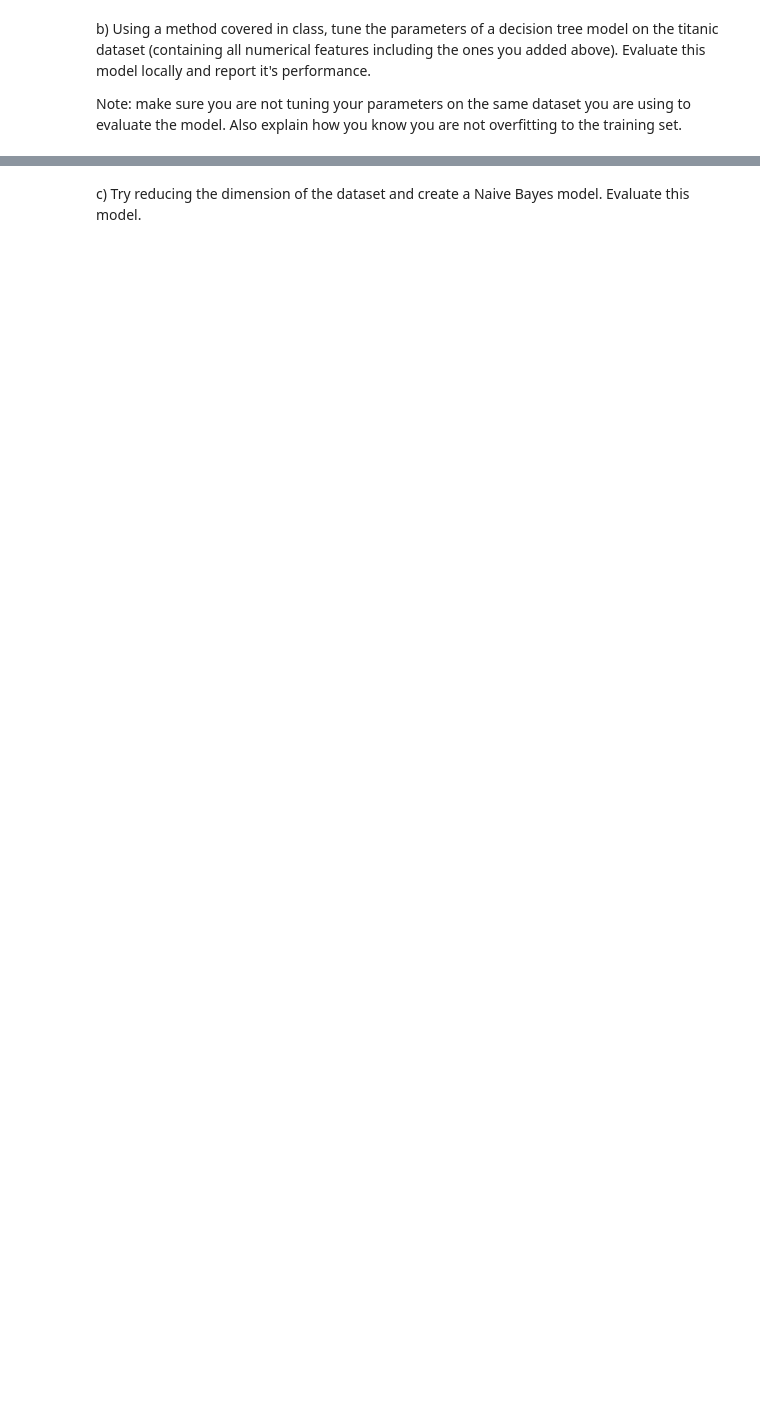
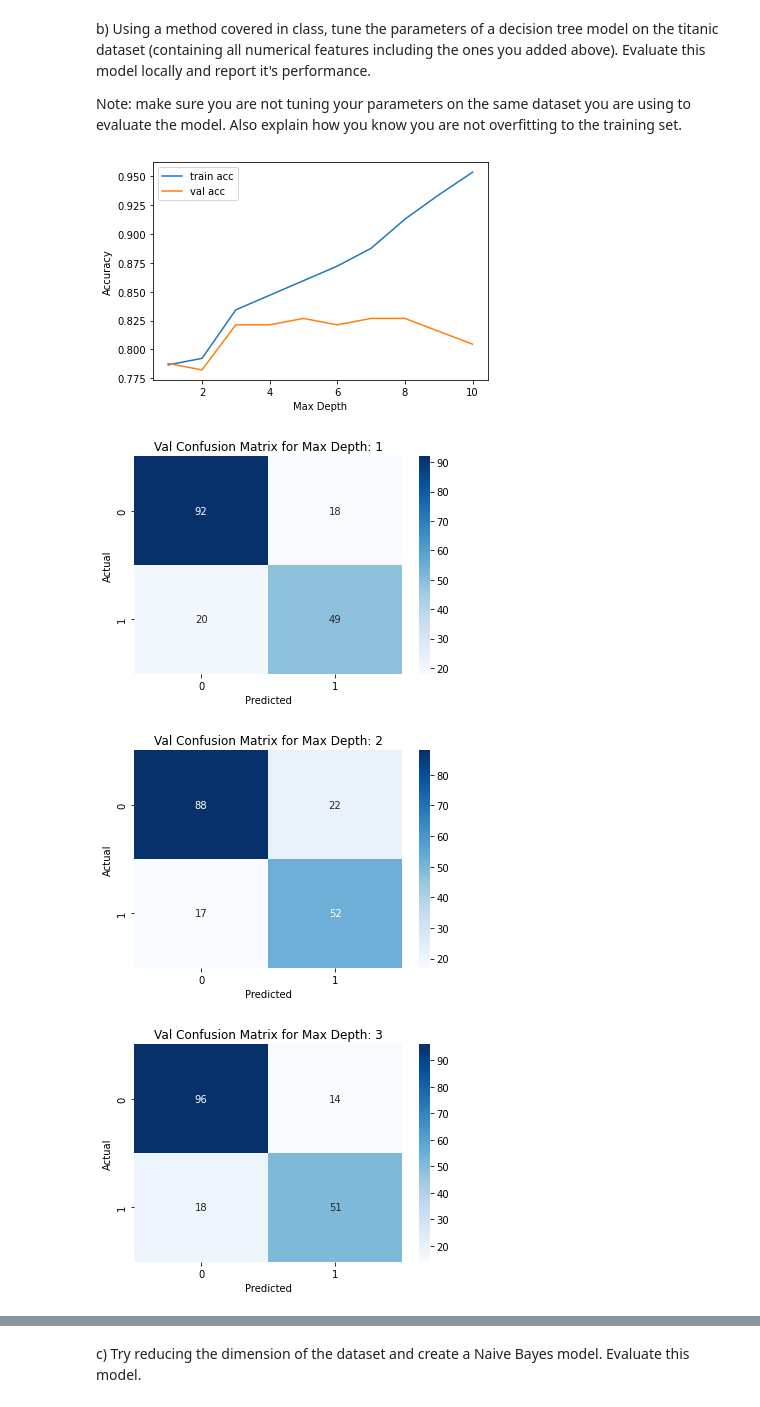
Before and after one commit to tnikas/Data-Science-Fundamentals, a Jupyter notebook: lecture_14/worksheet_14.ipynb, the cells around one changed output, grey strips where cells are left out. Drawn from its saved outputs; the diff is of its cells as text; code cells hidden in the pictures; blank space fills up the shorter version.

```diff
--- a/lecture_14/worksheet_14.ipynb
+++ b/lecture_14/worksheet_14.ipynb
@@ -167,3 +249,8 @@ Note: The features must be numerical because the sklearn `DecisionTreeClassifier
+# %%
+# use 3 clusters to create 'age_group' column in train_data and test_data 0 for lowest age, 2 for highest age
+kmeans = KMeans(n_clusters=3, random_state=0).fit(age)
+train_data['age_group'] = kmeans.predict(train_age)
+test_data['age_group'] = kmeans.predict(test_age)
 # %% [markdown]
 b) Using a method covered in class, tune the parameters of a decision tree model on the titanic dataset (containing all numerical features including the ones you added above). Evaluate this model locally and report it's performance.
 
@@ -170,0 +265,42 @@ Note: make sure you are not tuning your parameters on the same dataset you are u
+# %%
+from sklearn.model_selection import train_test_split
+from sklearn.tree import DecisionTreeClassifier
+from sklearn.metrics import accuracy_score
+from sklearn.metrics import confusion_matrix
+import seaborn as sns
+X = train_data.drop(columns=['Survived'])
+y = train_data['Survived']
+X_train, X_val, y_train, y_val = train_test_split(X, y, test_size=0.2, random_state=0)
+
+depths = range(1, 11)
+train_accuracy = []
+val_accuracy = []
+train_conf_matrix = []
+val_conf_matrix = []
+for depth in depths:
+    dt = DecisionTreeClassifier(max_depth=depth, random_state=0)
+    dt.fit(X_train, y_train)
+    train_accuracy.append(accuracy_score(y_train, dt.predict(X_train)))
+    val_accuracy.append(accuracy_score(y_val, dt.predict(X_val)))
+    train_conf_matrix.append(confusion_matrix(y_train, dt.predict(X_train)))
+    val_conf_matrix.append(confusion_matrix(y_val, dt.predict(X_val)))
+plt.plot(depths, train_accuracy, label='train acc')
+plt.plot(depths, val_accuracy, label='val acc')
+plt.xlabel('Max Depth')
+plt.ylabel('Accuracy')
+plt.legend()
+plt.show()
+
+
+for i in range(len(depths)):
+    plt.figure()
+    sns.heatmap(val_conf_matrix[i], annot=True, fmt='d', cmap='Blues')
+    plt.title('Val Confusion Matrix for Max Depth: ' + str(depths[i]))
+    plt.xlabel('Predicted')
+    plt.ylabel('Actual')
+    plt.show()
+# %% [output]
+[figure, added]
+[figure, added]
+[figure, added]
+[figure, added]
```
Also changed, not shown: parts of 17 cells of this notebook, 1 other file.
